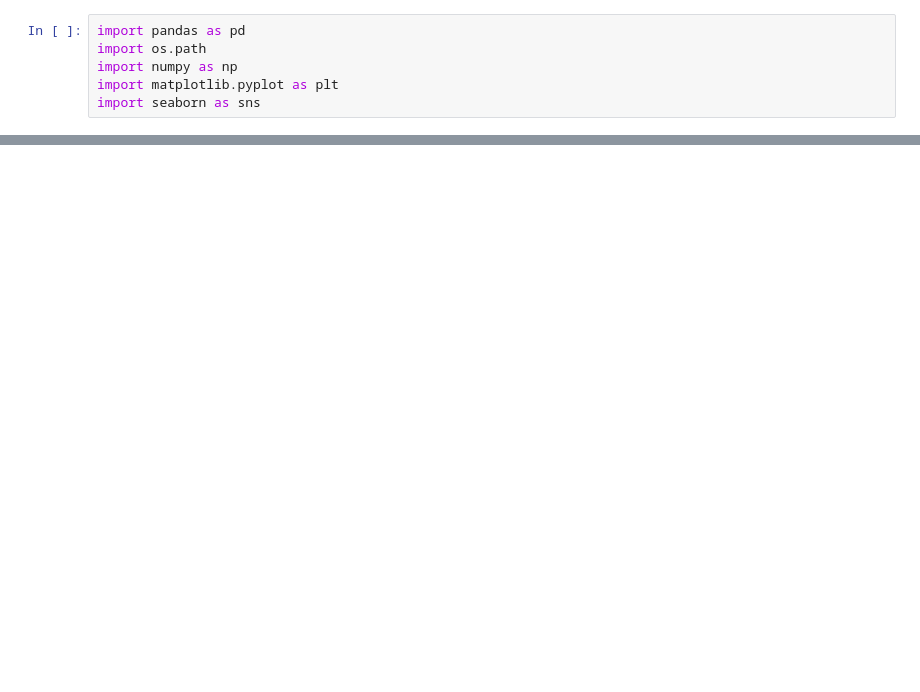
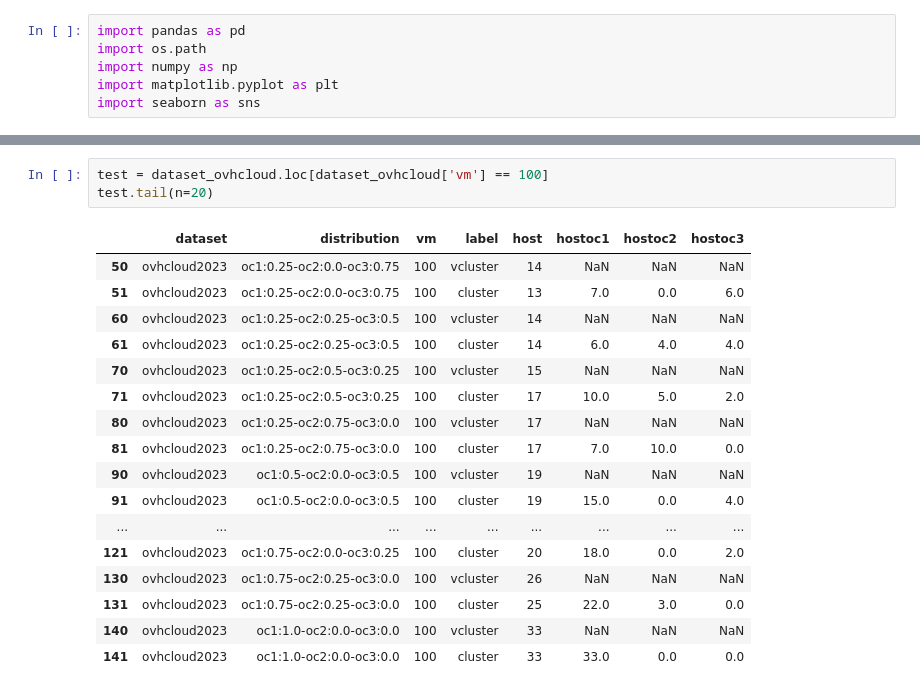
Before and after one commit to jacquetpi/cloudfactory-VMSlack, a Jupyter notebook: vcluster-experiments-data/Simulation.ipynb, the cells around one changed output, grey strips where cells are left out. Cells and saved outputs as stored; diff of their text form; blank space fills up the shorter version.

```diff
--- a/vcluster-experiments-data/Simulation.ipynb
+++ b/vcluster-experiments-data/Simulation.ipynb
@@ -29,0 +131,21 @@ g.add_legend()
+# %%
+test = dataset_ovhcloud.loc[dataset_ovhcloud['vm'] == 100]
+test.tail(n=20)
+# %% [output]
+|  | dataset | distribution | vm | label | host | hostoc1 | hostoc2 | hostoc3 |
+| 50 | ovhcloud2023 | oc1:0.25-oc2:0.0-oc3:0.75 | 100 | vcluster | 14 | NaN | NaN | NaN |
+| 51 | ovhcloud2023 | oc1:0.25-oc2:0.0-oc3:0.75 | 100 | cluster | 13 | 7.0 | 0.0 | 6.0 |
+| 60 | ovhcloud2023 | oc1:0.25-oc2:0.25-oc3:0.5 | 100 | vcluster | 14 | NaN | NaN | NaN |
+| 61 | ovhcloud2023 | oc1:0.25-oc2:0.25-oc3:0.5 | 100 | cluster | 14 | 6.0 | 4.0 | 4.0 |
+| 70 | ovhcloud2023 | oc1:0.25-oc2:0.5-oc3:0.25 | 100 | vcluster | 15 | NaN | NaN | NaN |
+| 71 | ovhcloud2023 | oc1:0.25-oc2:0.5-oc3:0.25 | 100 | cluster | 17 | 10.0 | 5.0 | 2.0 |
+| 80 | ovhcloud2023 | oc1:0.25-oc2:0.75-oc3:0.0 | 100 | vcluster | 17 | NaN | NaN | NaN |
+| 81 | ovhcloud2023 | oc1:0.25-oc2:0.75-oc3:0.0 | 100 | cluster | 17 | 7.0 | 10.0 | 0.0 |
+| 90 | ovhcloud2023 | oc1:0.5-oc2:0.0-oc3:0.5 | 100 | vcluster | 19 | NaN | NaN | NaN |
+| 91 | ovhcloud2023 | oc1:0.5-oc2:0.0-oc3:0.5 | 100 | cluster | 19 | 15.0 | 0.0 | 4.0 |
+| ... | ... | ... | ... | ... | ... | ... | ... | ... |
+| 121 | ovhcloud2023 | oc1:0.75-oc2:0.0-oc3:0.25 | 100 | cluster | 20 | 18.0 | 0.0 | 2.0 |
+| 130 | ovhcloud2023 | oc1:0.75-oc2:0.25-oc3:0.0 | 100 | vcluster | 26 | NaN | NaN | NaN |
+| 131 | ovhcloud2023 | oc1:0.75-oc2:0.25-oc3:0.0 | 100 | cluster | 25 | 22.0 | 3.0 | 0.0 |
+| 140 | ovhcloud2023 | oc1:1.0-oc2:0.0-oc3:0.0 | 100 | vcluster | 33 | NaN | NaN | NaN |
+| 141 | ovhcloud2023 | oc1:1.0-oc2:0.0-oc3:0.0 | 100 | cluster | 33 | 33.0 | 0.0 | 0.0 |
```
Also changed, not shown: parts of 12 cells of this notebook, 5 other files.
